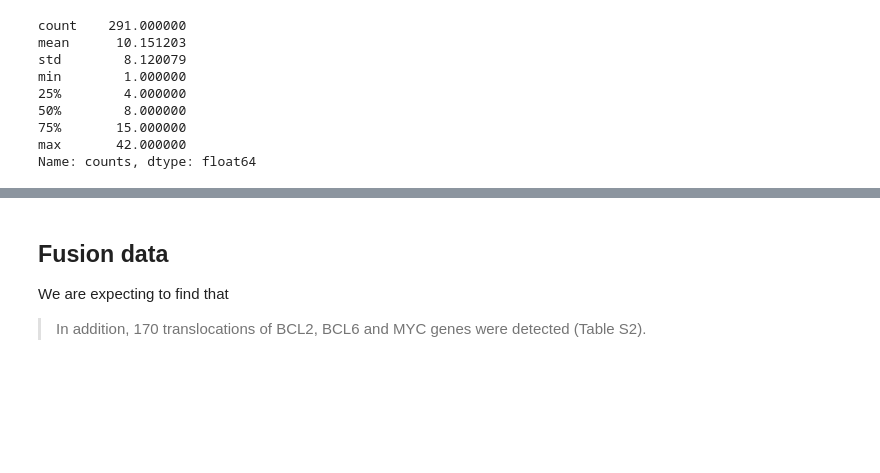
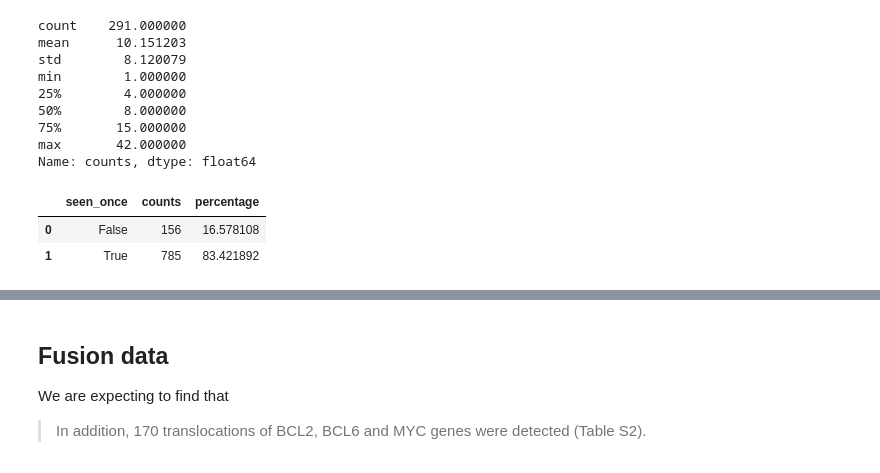
Before and after one commit to etabari/goya_paper, a Jupyter notebook: coo-modeling/01.03-feature-engineering-paper.ipynb, the cells around one changed output, grey strips where cells are left out. Saved outputs shown, nothing was run; the diff lists cells and outputs as text; code cells hidden in the pictures; blank space fills up the shorter version.

```diff
--- a/coo-modeling/01.03-feature-engineering-paper.ipynb
+++ b/coo-modeling/01.03-feature-engineering-paper.ipynb
@@ -184,6 +196,17 @@ min        1.000000
 75%       15.000000
 max       42.000000
 Name: counts, dtype: float64
+# %%
+## Unique Indels
+indel_repeats = indel.groupby(["CHR", "POS", "REF", "ALT"]).size().reset_index(name="counts")
+indel_repeats["seen_once"] = indel_repeats["counts"] == 1
+indel_repeats.groupby("seen_once").size().reset_index(name="counts").assign(
+    percentage=lambda x: x["counts"] / x["counts"].sum() * 100
+)
+# %% [output]
+|  | seen_once | counts | percentage |
+| 0 | False | 156 | 16.578108 |
+| 1 | True | 785 | 83.421892 |
 # %%
 # For each sample, a list of genes with any non-silent somatic SNVs, indels or translocations was compiled,
 # regardless of the loci of the variants within the gene; for example, SNV in EZH2, indel in PIM1 or translocation in BCL2.
```
Also changed, not shown: parts of 4 cells of this notebook.
